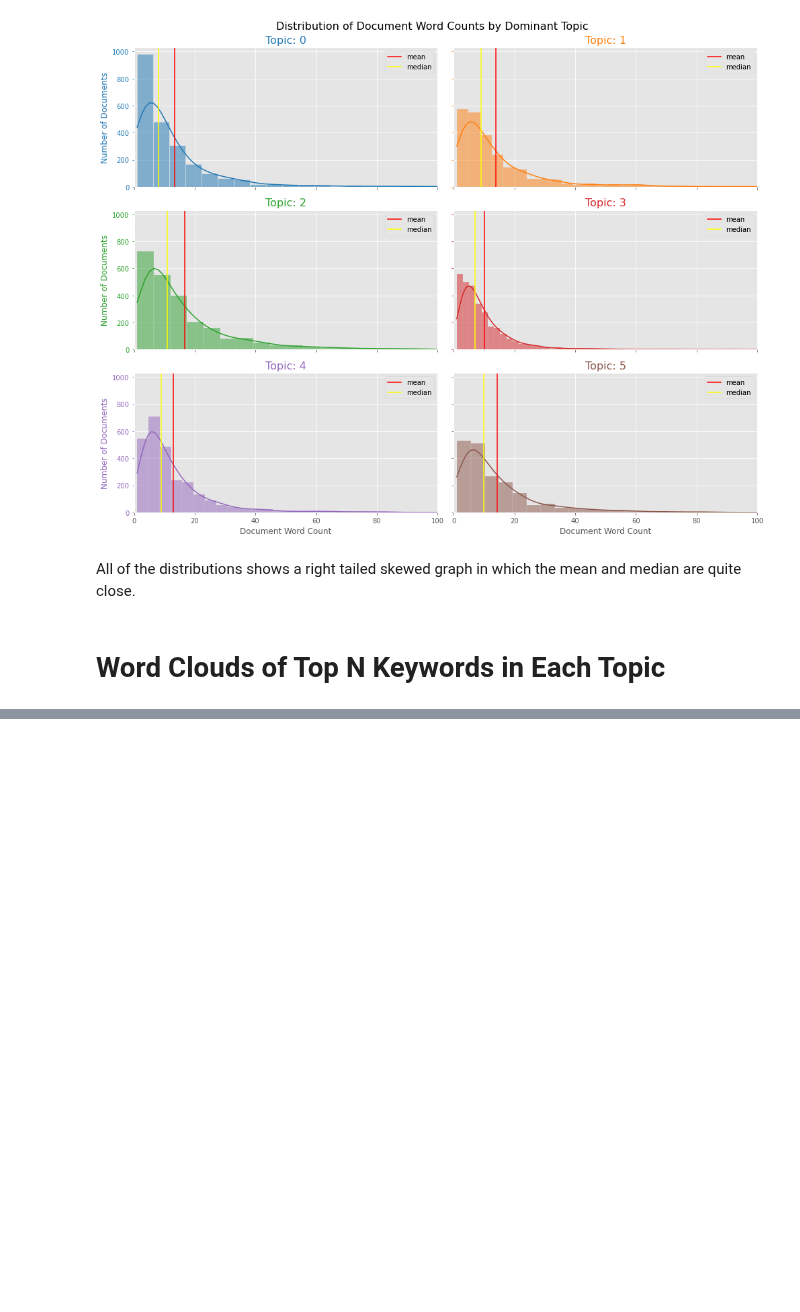
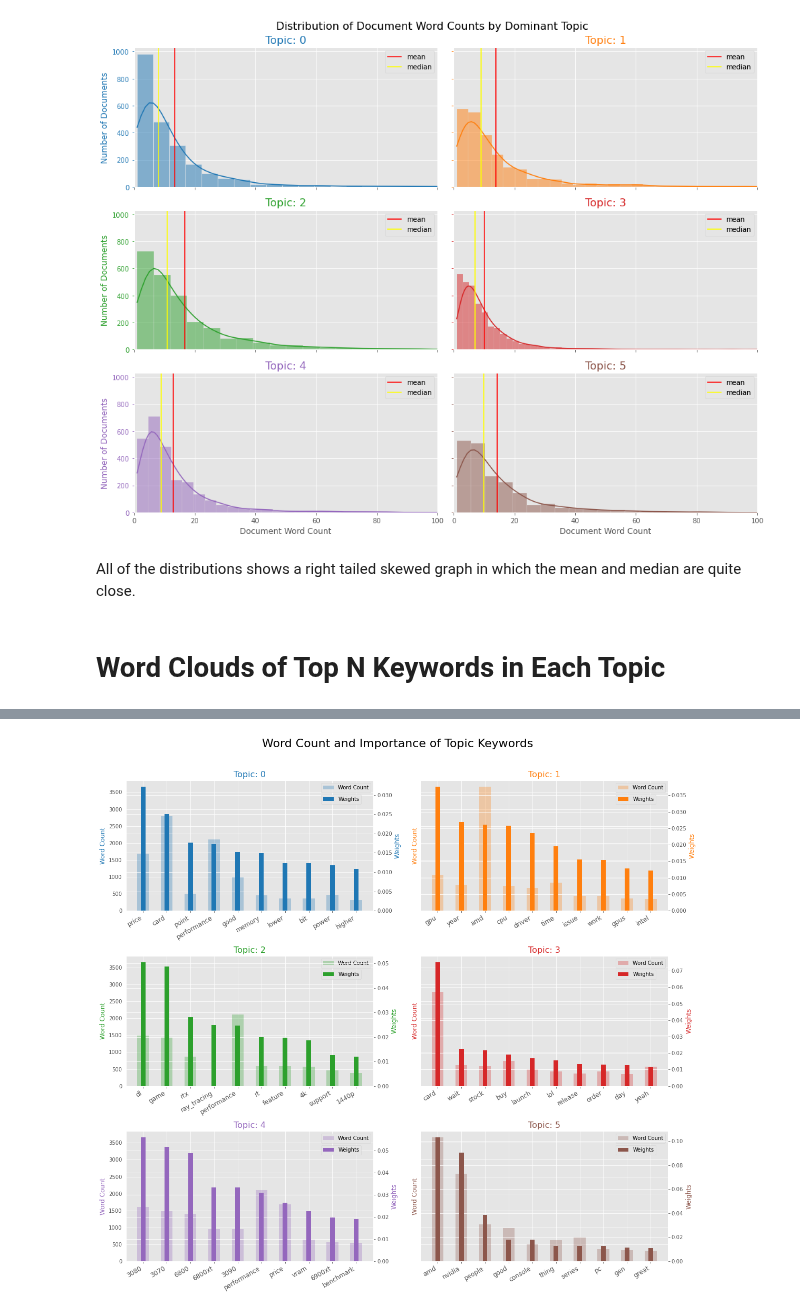
Before and after one commit to kumereshN/dsiprojects, a Jupyter notebook: capstone/02a_Model_Creation_Benchmarks_AMD.ipynb, the cells around one changed output, grey strips where cells are left out. Cells and saved outputs as stored; diff of their text form; code cells hidden in the pictures; blank space fills up the shorter version.

```diff
--- a/capstone/02a_Model_Creation_Benchmarks_AMD.ipynb
+++ b/capstone/02a_Model_Creation_Benchmarks_AMD.ipynb
@@ -884,0 +885,4 @@ plt.show()
+# %%
+data_flat = [word for word_lst in data for word in word_lst] # Creates a list of words
+counter = Counter(data_flat) # Counts the frequency of the tokens and stores in a dictionary
+counter
@@ -884,0 +907,4 @@ plt.show()
+# %%
+out = [[word, i , weight, counter[word]] for i, topic in topics for word, weight in topic]
+df = pd.DataFrame(out, columns=['word', 'topic_id', 'importance', 'word_count'])
+df.head()
@@ -884,0 +918,26 @@ plt.show()
+# %%
+# Plot Word Count and Weights of Topic Keywords
+fig, axes = plt.subplots(3, 2, figsize=(16,14), sharey=True)
+cols = [color for name, color in mcolors.TABLEAU_COLORS.items()]
+
+for i, ax in enumerate(axes.flatten()):
+    ax.bar(x='word', height="word_count", data=df.loc[df.topic_id==i, :], color=cols[i], width=0.5, alpha=0.3, label='Word Count')
+    ax_twin = ax.twinx()
+    ax_twin.bar(x='word', height="importance", data=df.loc[df.topic_id==i, :], color=cols[i], width=0.2, label='Weights')
+    ax.set_ylabel('Word Count', color=cols[i])
+    ax_twin.set_ylabel('Weights', color=cols[i])
+    # Sets the ylimits for the axes
+    #ax_twin.set_ylim(0, 0.030)
+    #ax.set_ylim(0, 3500)
+    ax.set_title('Topic: ' + str(i), color=cols[i], fontsize=16)
+    ax.tick_params(axis='y', left=False)
+    ax.set_xticks(np.arange(10))
+    ax.set_xticklabels(df.loc[df.topic_id==i, 'word'].tolist(), rotation=30, horizontalalignment= 'right', fontsize=12)
+    ax.legend(loc='upper right')
+    ax_twin.legend(loc=[0.79,0.82])
+
+fig.tight_layout(w_pad=2)
+fig.suptitle('Word Count and Importance of Topic Keywords', fontsize=22, y=1.05)
+plt.show()
+# %% [output]
+[figure, added]
```
Also changed, not shown: parts of 23 cells of this notebook, 11 other files.
